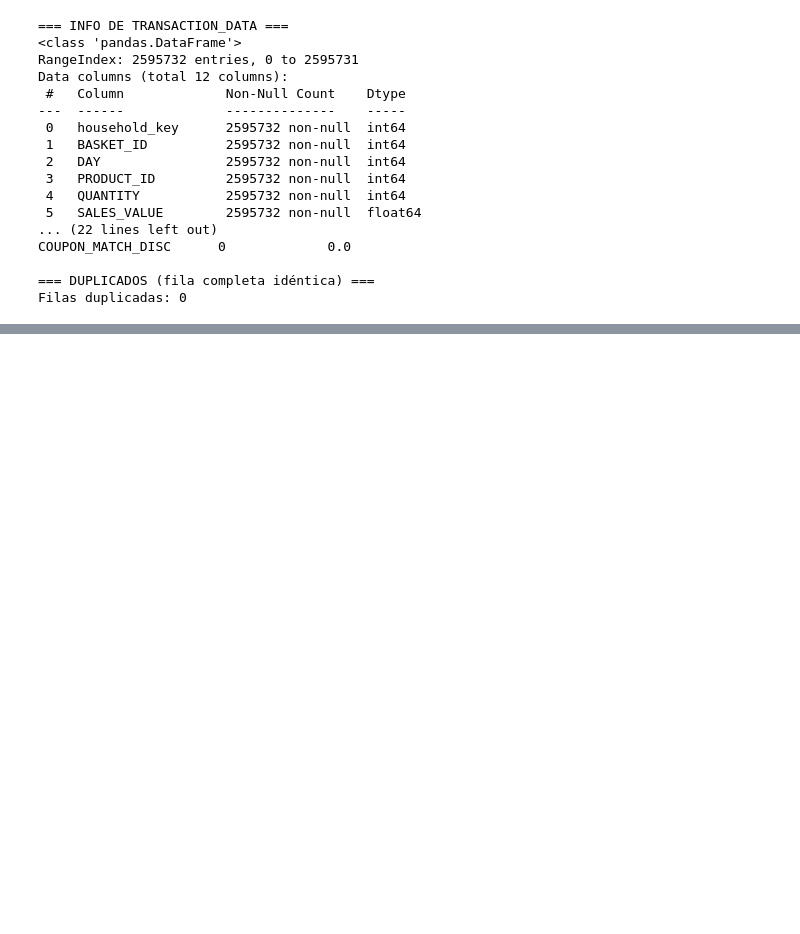
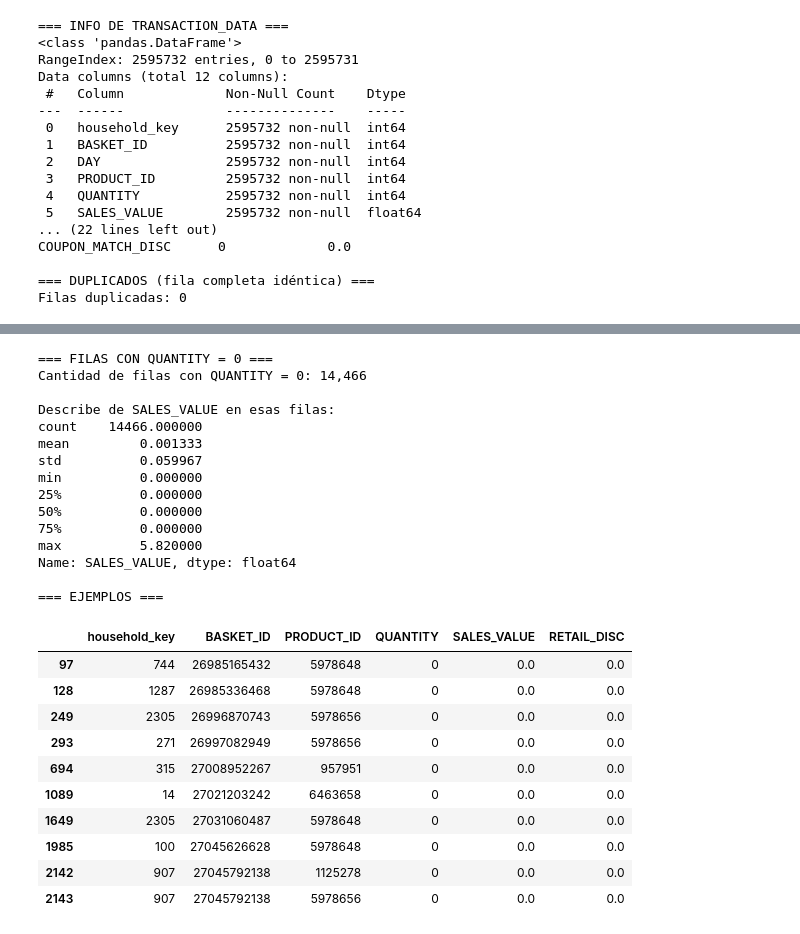
Before and after one commit to xNoksS/proyecto1_BI, a Jupyter notebook: proyecto1_sanchez_mejia.ipynb, the cells around one changed output, grey strips where cells are left out. Drawn from its saved outputs; the diff is of its cells as text; code cells hidden in the pictures; blank space fills up the shorter version.

```diff
--- a/proyecto1_sanchez_mejia.ipynb
+++ b/proyecto1_sanchez_mejia.ipynb
@@ -61,0 +79,38 @@ Filas duplicadas: 0
+# %%
+# 5. Investigando QUANTITY = 0 — ¿qué pasa con SALES_VALUE en esas filas?
+print("=== FILAS CON QUANTITY = 0 ===")
+quantity_cero = transaction_data[transaction_data["QUANTITY"] == 0]
+print(f"Cantidad de filas con QUANTITY = 0: {len(quantity_cero):,}")
+print(f"\nDescribe de SALES_VALUE en esas filas:")
+print(quantity_cero["SALES_VALUE"].describe())
+
+# Vista rápida de algunos ejemplos para inspeccionar a mano
+print("\n=== EJEMPLOS ===")
+quantity_cero[["household_key", "BASKET_ID", "PRODUCT_ID", "QUANTITY", "SALES_VALUE", "RETAIL_DISC"]].head(10)
+# %% [output]
+=== FILAS CON QUANTITY = 0 ===
+Cantidad de filas con QUANTITY = 0: 14,466
+
+Describe de SALES_VALUE en esas filas:
+count    14466.000000
+mean         0.001333
+std          0.059967
+min          0.000000
+25%          0.000000
+50%          0.000000
+75%          0.000000
+max          5.820000
+Name: SALES_VALUE, dtype: float64
+
+=== EJEMPLOS ===
+|  | household_key | BASKET_ID | PRODUCT_ID | QUANTITY | SALES_VALUE | RETAIL_DISC |
+| 97 | 744 | 26985165432 | 5978648 | 0 | 0.0 | 0.0 |
+| 128 | 1287 | 26985336468 | 5978648 | 0 | 0.0 | 0.0 |
+| 249 | 2305 | 26996870743 | 5978656 | 0 | 0.0 | 0.0 |
+| 293 | 271 | 26997082949 | 5978656 | 0 | 0.0 | 0.0 |
+| 694 | 315 | 27008952267 | 957951 | 0 | 0.0 | 0.0 |
+| 1089 | 14 | 27021203242 | 6463658 | 0 | 0.0 | 0.0 |
+| 1649 | 2305 | 27031060487 | 5978648 | 0 | 0.0 | 0.0 |
+| 1985 | 100 | 27045626628 | 5978648 | 0 | 0.0 | 0.0 |
+| 2142 | 907 | 27045792138 | 1125278 | 0 | 0.0 | 0.0 |
+| 2143 | 907 | 27045792138 | 5978656 | 0 | 0.0 | 0.0 |
```
Also changed, not shown: parts of 13 cells of this notebook.
